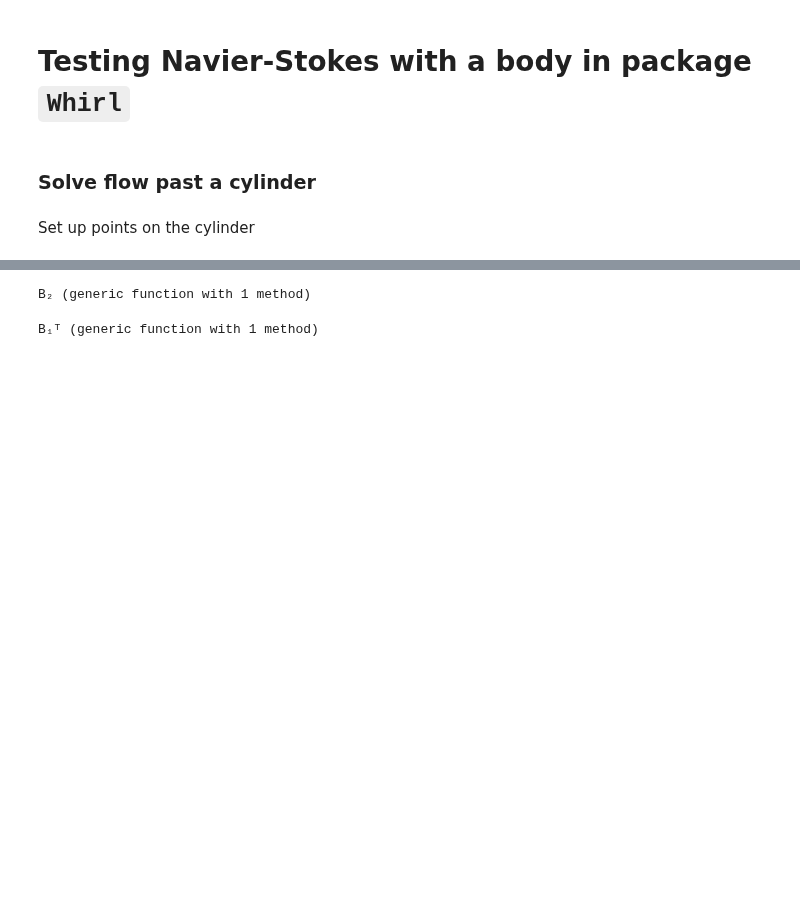
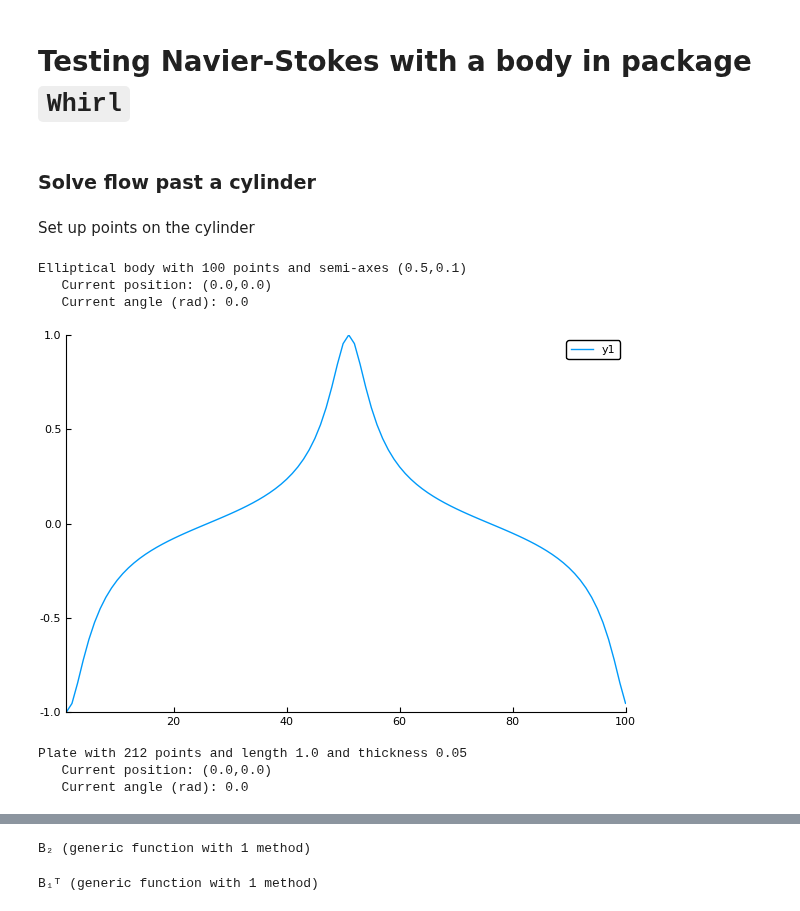
Before and after one commit to JuliaIBPM/ViscousFlow.jl, a Jupyter notebook: examples/Basic Navier-Stokes with a body.ipynb, the cells around one changed output, grey strips where cells are left out. Saved outputs shown, nothing was run; the diff lists cells and outputs as text; code cells hidden in the pictures; blank space fills up the shorter version.

Commit message:
Added some body stuff, and updated RigidBodyMotions

```diff
--- a/examples/Basic Navier-Stokes with a body.ipynb
+++ b/examples/Basic Navier-Stokes with a body.ipynb
@@ -22,3 +22,25 @@ w₀ = Nodes(Dual,(nx,ny));
 q = Edges(Primal,w₀);
 # %% [markdown]
 Set up points on the cylinder
+# %%
+n = 100;
+a = 0.5; b = 0.1;
+body = Bodies.Ellipse(a,b,n)
+# %% [output]
+Elliptical body with 100 points and semi-axes (0.5,0.1)
+   Current position: (0.0,0.0)
+   Current angle (rad): 0.0
+# %%
+nx, ny = Bodies.normal(body)
+plot(nx)
+# %% [output]
+[figure, added]
+# %%
+n = 100;
+len = 1.0;
+thick = 0.05;
+body = Plate(len,thick,n,λ=1.0)
+# %% [output]
+Plate with 212 points and length 1.0 and thickness 0.05
+   Current position: (0.0,0.0)
+   Current angle (rad): 0.0
```
Also changed, not shown: parts of 5 cells of this notebook, 4 other files.
